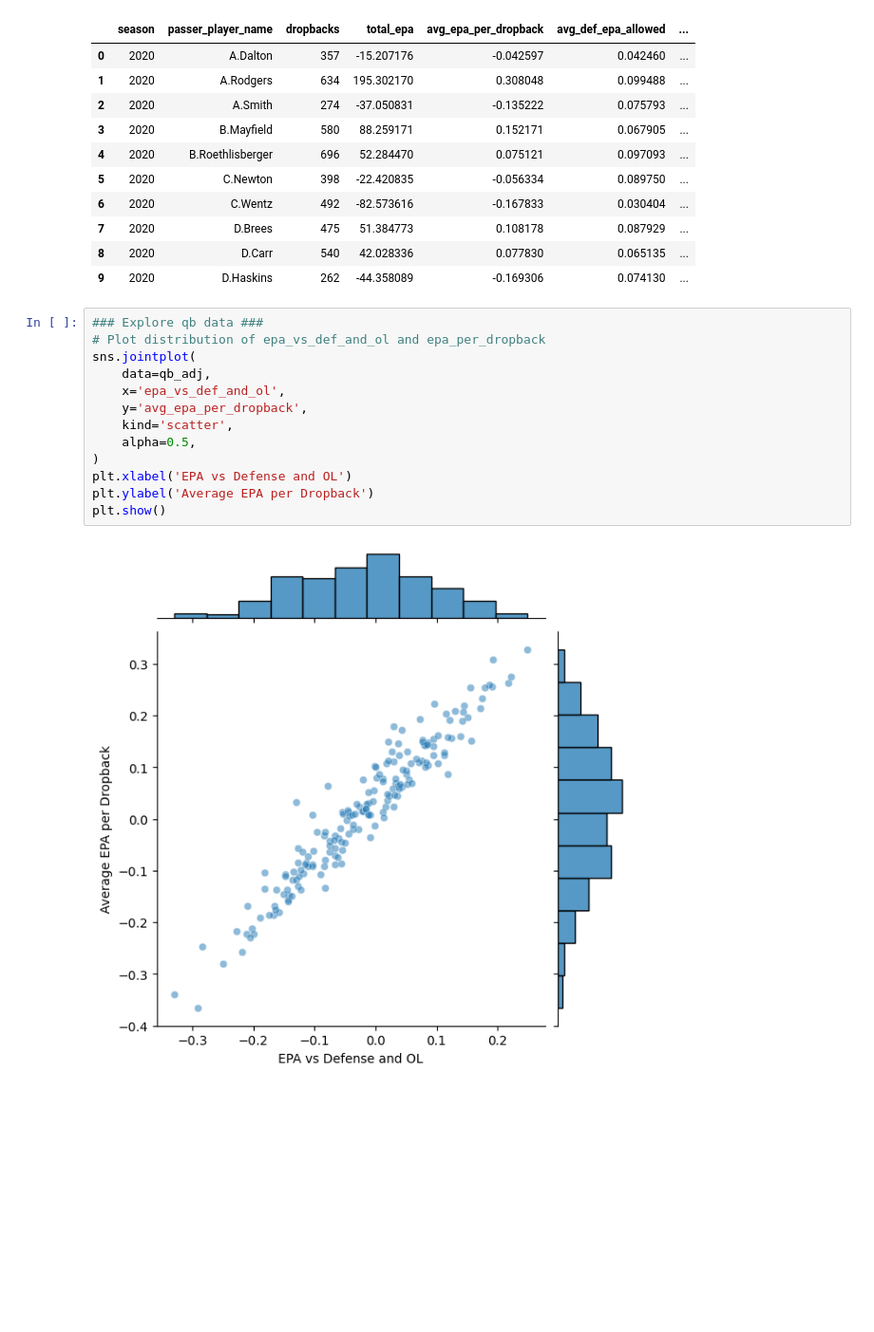
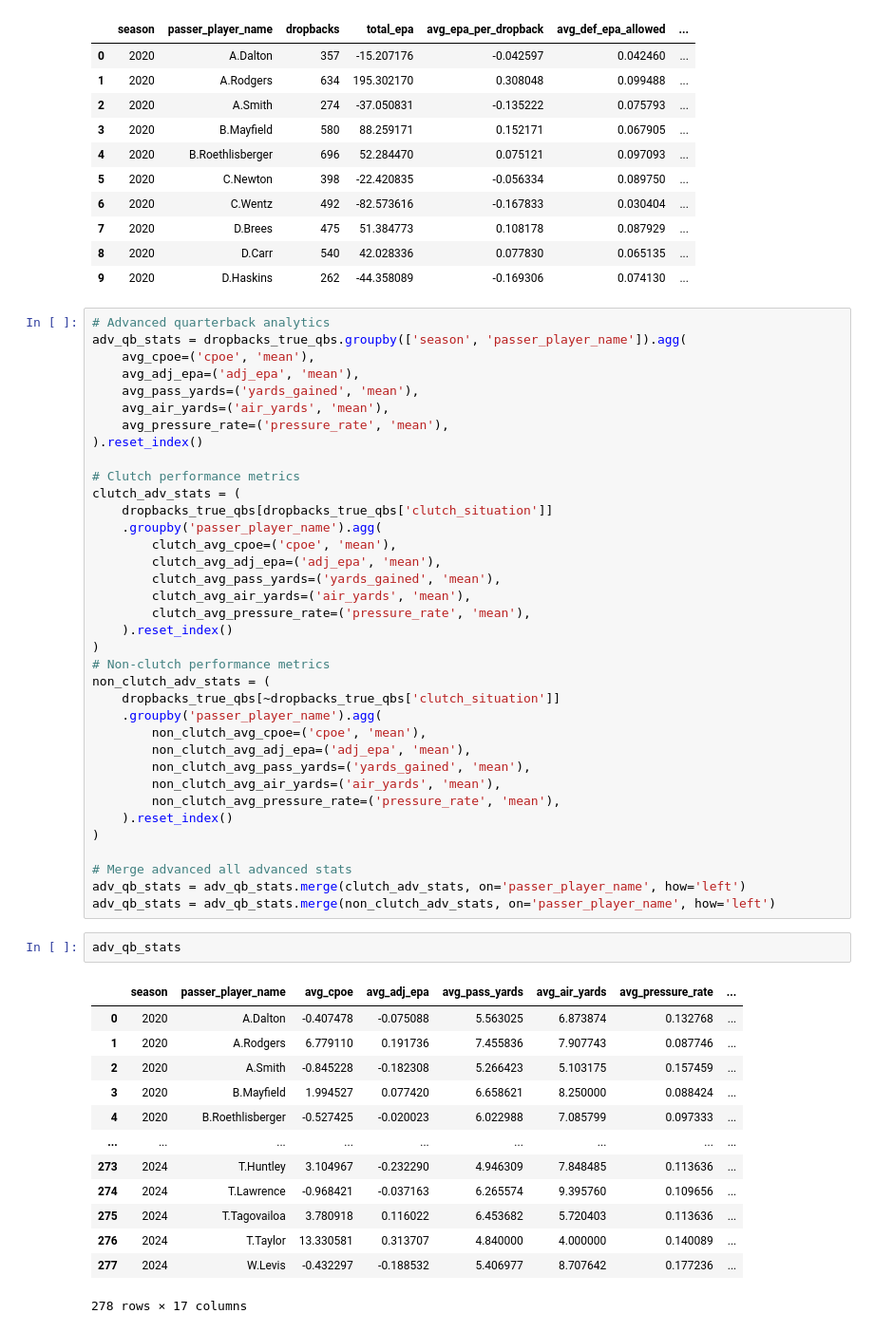
Before and after one commit to Jacobdking99/qb-qualities, a Jupyter notebook: dev.ipynb, the cells around one changed output. Shown at 95% size. Drawn from its saved outputs; the diff is of its cells as text; blank space fills up the shorter version.

```diff
--- a/dev.ipynb
+++ b/dev.ipynb
@@ -155,18 +155,55 @@ qb_adj.head(10)
 | 7 | 2020 | D.Brees | 475 | 51.384773 | 0.108178 | 0.087929 | ... |
 | 8 | 2020 | D.Carr | 540 | 42.028336 | 0.077830 | 0.065135 | ... |
 | 9 | 2020 | D.Haskins | 262 | -44.358089 | -0.169306 | 0.074130 | ... |
-# %%
-### Explore qb data ###
-# Plot distribution of epa_vs_def_and_ol and epa_per_dropback
-sns.jointplot(
-    data=qb_adj,
-    x='epa_vs_def_and_ol',
-    y='avg_epa_per_dropback',
-    kind='scatter',
-    alpha=0.5,
-)
-plt.xlabel('EPA vs Defense and OL')
-plt.ylabel('Average EPA per Dropback')
-plt.show()
-# %% [output]
-[figure, removed]
+# %%
+# Advanced quarterback analytics
+adv_qb_stats = dropbacks_true_qbs.groupby(['season', 'passer_player_name']).agg(
+    avg_cpoe=('cpoe', 'mean'),
+    avg_adj_epa=('adj_epa', 'mean'),
+    avg_pass_yards=('yards_gained', 'mean'),
+    avg_air_yards=('air_yards', 'mean'),
+    avg_pressure_rate=('pressure_rate', 'mean'),
+).reset_index()
+
+# Clutch performance metrics
+clutch_adv_stats = (
+    dropbacks_true_qbs[dropbacks_true_qbs['clutch_situation']]
+    .groupby('passer_player_name').agg(
+        clutch_avg_cpoe=('cpoe', 'mean'),
+        clutch_avg_adj_epa=('adj_epa', 'mean'),
+        clutch_avg_pass_yards=('yards_gained', 'mean'),
+        clutch_avg_air_yards=('air_yards', 'mean'),
+        clutch_avg_pressure_rate=('pressure_rate', 'mean'),
+    ).reset_index()
+)
+# Non-clutch performance metrics
+non_clutch_adv_stats = (
+    dropbacks_true_qbs[~dropbacks_true_qbs['clutch_situation']]
+    .groupby('passer_player_name').agg(
+        non_clutch_avg_cpoe=('cpoe', 'mean'),
+        non_clutch_avg_adj_epa=('adj_epa', 'mean'),
+        non_clutch_avg_pass_yards=('yards_gained', 'mean'),
+        non_clutch_avg_air_yards=('air_yards', 'mean'),
+        non_clutch_avg_pressure_rate=('pressure_rate', 'mean'),
+    ).reset_index()
+)
+
+# Merge advanced all advanced stats
+adv_qb_stats = adv_qb_stats.merge(clutch_adv_stats, on='passer_player_name', how='left')
+adv_qb_stats = adv_qb_stats.merge(non_clutch_adv_stats, on='passer_player_name', how='left')
+# %%
+adv_qb_stats
+# %% [output]
+|  | season | passer_player_name | avg_cpoe | avg_adj_epa | avg_pass_yards | avg_air_yards | avg_pressure_rate | ... |
+| 0 | 2020 | A.Dalton | -0.407478 | -0.075088 | 5.563025 | 6.873874 | 0.132768 | ... |
+| 1 | 2020 | A.Rodgers | 6.779110 | 0.191736 | 7.455836 | 7.907743 | 0.087746 | ... |
+| 2 | 2020 | A.Smith | -0.845228 | -0.182308 | 5.266423 | 5.103175 | 0.157459 | ... |
+| 3 | 2020 | B.Mayfield | 1.994527 | 0.077420 | 6.658621 | 8.250000 | 0.088424 | ... |
+| 4 | 2020 | B.Roethlisberger | -0.527425 | -0.020023 | 6.022988 | 7.085799 | 0.097333 | ... |
+| ... | ... | ... | ... | ... | ... | ... | ... | ... |
+| 273 | 2024 | T.Huntley | 3.104967 | -0.232290 | 4.946309 | 7.848485 | 0.113636 | ... |
+| 274 | 2024 | T.Lawrence | -0.968421 | -0.037163 | 6.265574 | 9.395760 | 0.109656 | ... |
+| 275 | 2024 | T.Tagovailoa | 3.780918 | 0.116022 | 6.453682 | 5.720403 | 0.113636 | ... |
+| 276 | 2024 | T.Taylor | 13.330581 | 0.313707 | 4.840000 | 4.000000 | 0.140089 | ... |
+| 277 | 2024 | W.Levis | -0.432297 | -0.188532 | 5.406977 | 8.707642 | 0.177236 | ... |
+278 rows × 17 columns
```
Also changed, not shown: parts of 1 cell of this notebook, 8 other files.
